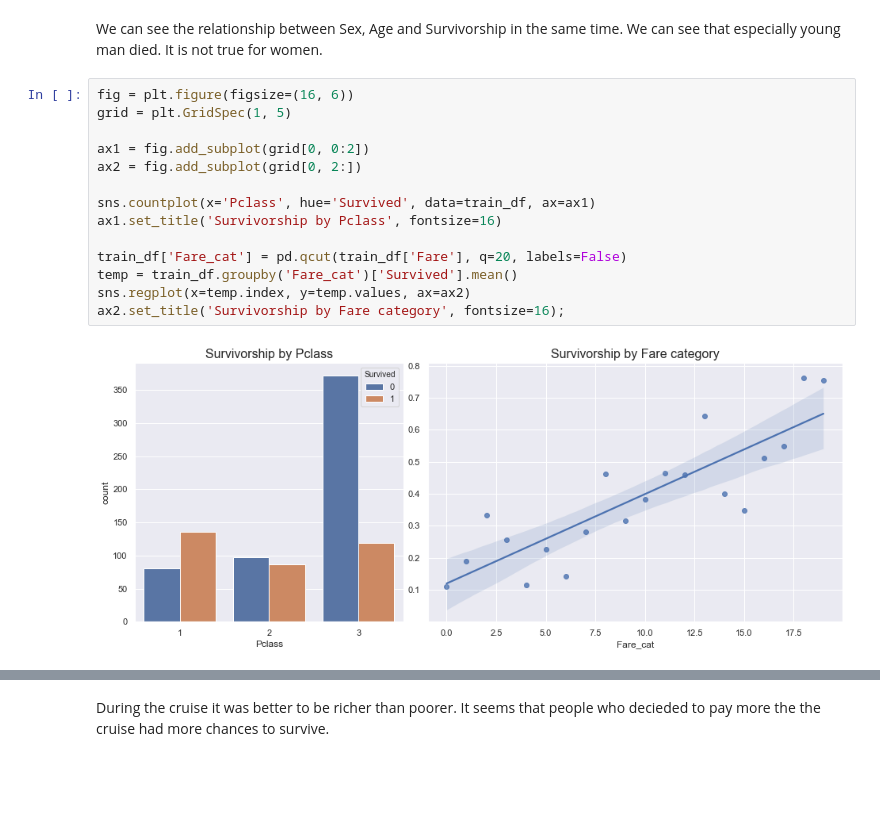
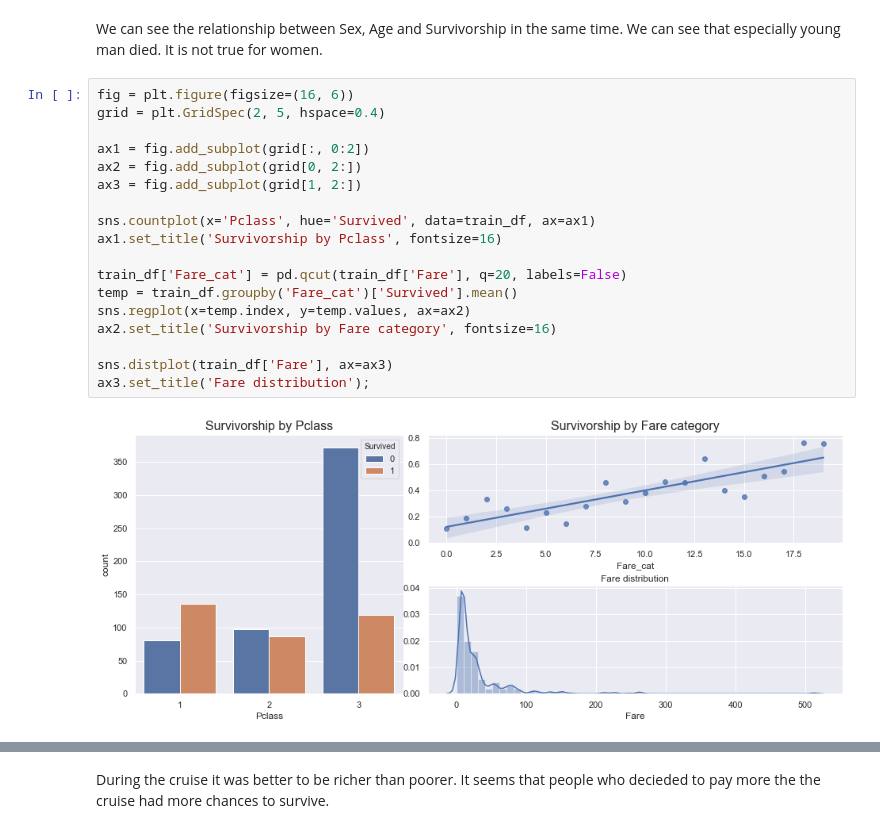
Before and after one commit to Bounty1993/ML-scripts, a Jupyter notebook: titanic.ipynb, the cells around one changed output, grey strips where cells are left out. Saved outputs shown, nothing was run; the diff lists cells and outputs as text; blank space fills up the shorter version.

```diff
--- a/titanic.ipynb
+++ b/titanic.ipynb
@@ -98,17 +98,21 @@ Children first!!! It is clear that most of especially young people survived. Mos
 We can see the relationship between Sex, Age and Survivorship in the same time. We can see that especially young man died. It is not true for women.
 # %%
 fig = plt.figure(figsize=(16, 6))
-grid = plt.GridSpec(1, 5)
+grid = plt.GridSpec(2, 5, hspace=0.4)
 
-ax1 = fig.add_subplot(grid[0, 0:2])
+ax1 = fig.add_subplot(grid[:, 0:2])
 ax2 = fig.add_subplot(grid[0, 2:])
+ax3 = fig.add_subplot(grid[1, 2:])
 
 sns.countplot(x='Pclass', hue='Survived', data=train_df, ax=ax1)
 ax1.set_title('Survivorship by Pclass', fontsize=16)
 
 train_df['Fare_cat'] = pd.qcut(train_df['Fare'], q=20, labels=False)
 temp = train_df.groupby('Fare_cat')['Survived'].mean()
 sns.regplot(x=temp.index, y=temp.values, ax=ax2)
-ax2.set_title('Survivorship by Fare category', fontsize=16);
+ax2.set_title('Survivorship by Fare category', fontsize=16)
+
+sns.distplot(train_df['Fare'], ax=ax3)
+ax3.set_title('Fare distribution');
 # %% [output]
-[figure, old version]
+[figure, new version]
```
Also changed, not shown: parts of 8 cells of this notebook.
